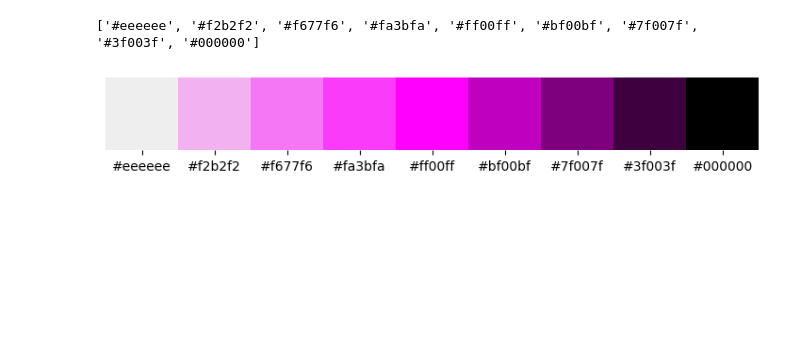
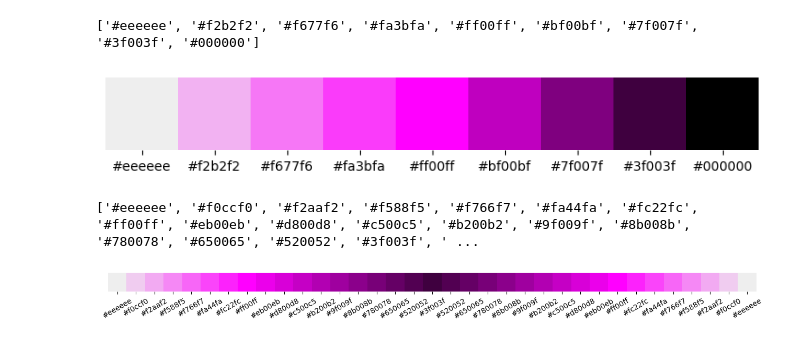
Before and after one commit to sethclose/colors, a Jupyter notebook: Hex Color Blending.ipynb, the cells around one changed output. Saved outputs shown, nothing was run; the diff lists cells and outputs as text; code cells hidden in the pictures; blank space fills up the shorter version.

```diff
--- a/Hex Color Blending.ipynb
+++ b/Hex Color Blending.ipynb
@@ -180,3 +193,10 @@ plot_palette(color_palette)
 # %% [output]
 ['#eeeeee', '#f2b2f2', '#f677f6', '#fa3bfa', '#ff00ff', '#bf00bf', '#7f007f', '#3f003f', '#000000']
 [figure]
+# %%
+color_palette = array_palette(['#eeeeee', '#ff00ff', '#3f003f', '#ff00ff', '#eeeeee'], [6, 9, 9, 6, ])
+print(color_palette)
+plot_palette(color_palette)
+# %% [output]
+['#eeeeee', '#f0ccf0', '#f2aaf2', '#f588f5', '#f766f7', '#fa44fa', '#fc22fc', '#ff00ff', '#eb00eb', '#d800d8', '#c500c5', '#b200b2', '#9f009f', '#8b008b', '#780078', '#650065', '#520052', '#3f003f', ' ...
+[figure, added]
```
Also changed, not shown: parts of 12 cells of this notebook.
